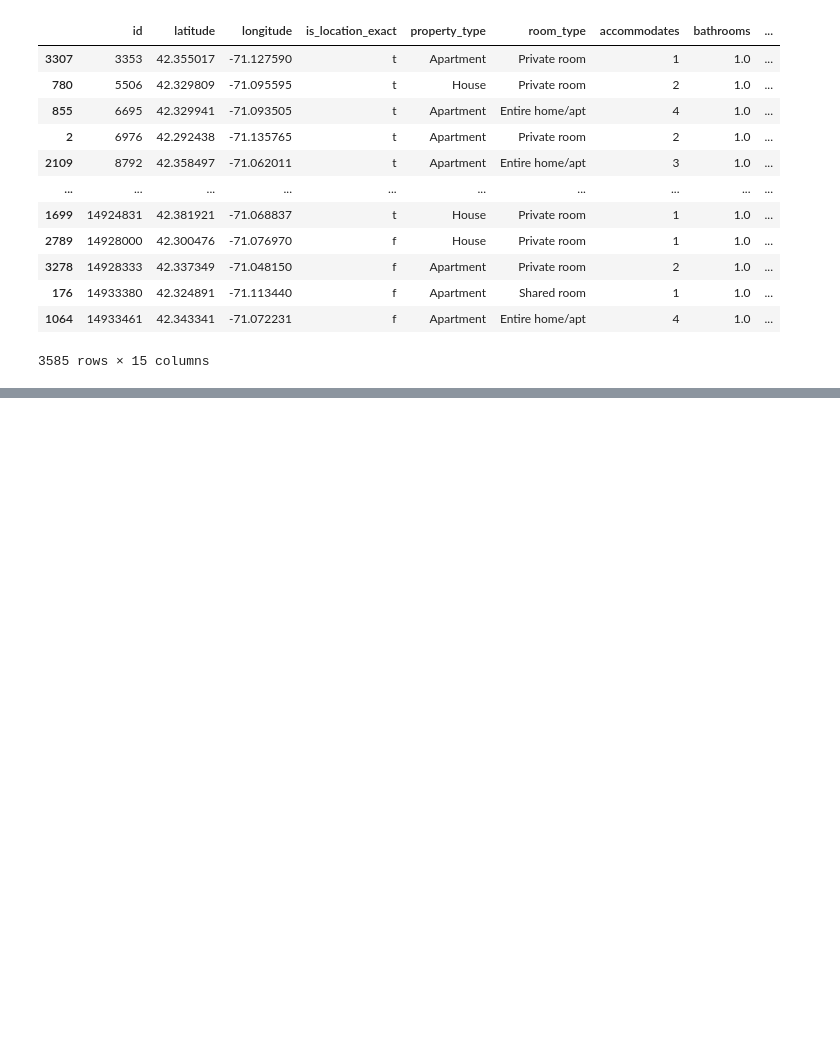
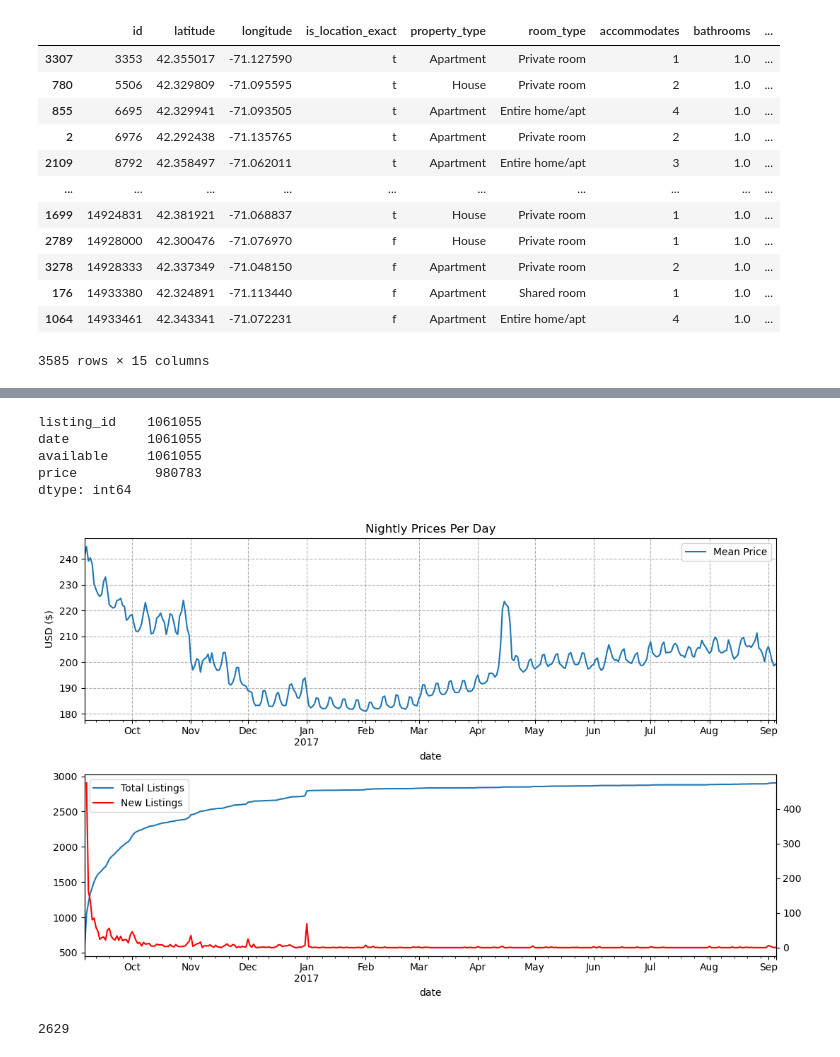
Before and after one commit to erenaydoslu/ML4G-Project, a Jupyter notebook: exploration.ipynb, the cells around one changed output, grey strips where cells are left out. Saved outputs shown, nothing was run; the diff lists cells and outputs as text; code cells hidden in the pictures; blank space fills up the shorter version.

```diff
--- a/exploration.ipynb
+++ b/exploration.ipynb
@@ -131,0 +159,42 @@ len(set(df_calendar['listing_id']))
+# %%
+df_calendar = df_calendar.sort_values(by=['listing_id', 'date'])
+
+df_calendar['price'] = df_calendar.groupby("listing_id")['price'].ffill().to_numpy()
+# %%
+df_calendar.count()
+# %% [output]
+listing_id    1061055
+date          1061055
+available     1061055
+price          980783
+dtype: int64
+# %%
+fig, ax = plt.subplots(nrows=2, figsize=(11, 7))
+
+df_calendar.groupby("date")['price'].mean().rename("Mean Price").plot(ax=ax[0])
+# df_calendar.groupby("date")['price'].median().rename("Median Price").plot(ax=ax[0])
+ax[0].set_ylabel("USD ($)")
+ax[0].set_title("Nightly Prices Per Day")
+ax[0].legend()
+ax[0].grid(ls="--")
+
+df_calendar.groupby("date")['price'].count().plot(label='Total Listings', ax=ax[1])
+
+ax2 = ax[1].twinx()
+df_calendar.groupby("date")['price'].count().diff().plot(color='red', label="New Listings", ax=ax2)
+
+lines, labels = ax[1].get_legend_handles_labels()
+lines2, labels2 = ax2.get_legend_handles_labels()
+
+ax[1].legend(lines + lines2, labels + labels2)
+
+fig.tight_layout()
+# %% [output]
+[figure, added]
+# %%
+#listing ids of listsings that exists on 1st of December and has a price on 1st of December
+listings_on_december = df_calendar[df_calendar['date'] == '2016-12-01'].dropna()['listing_id'].unique()
+
+len(listings_on_december)
+# %% [output]
+2629
```
Also changed, not shown: parts of 16 cells of this notebook.
